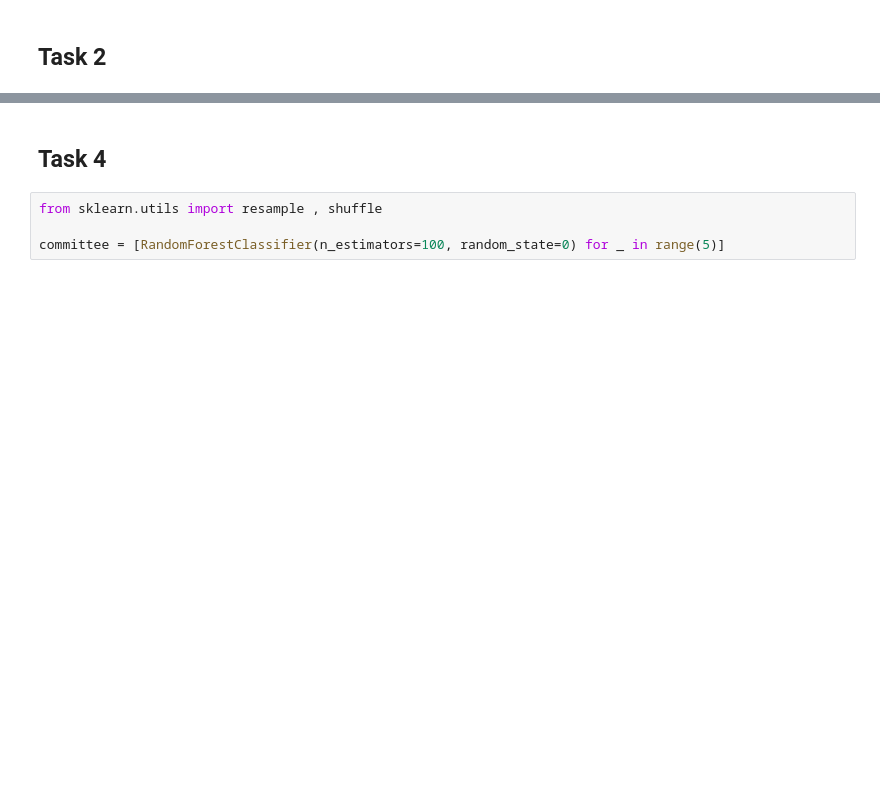
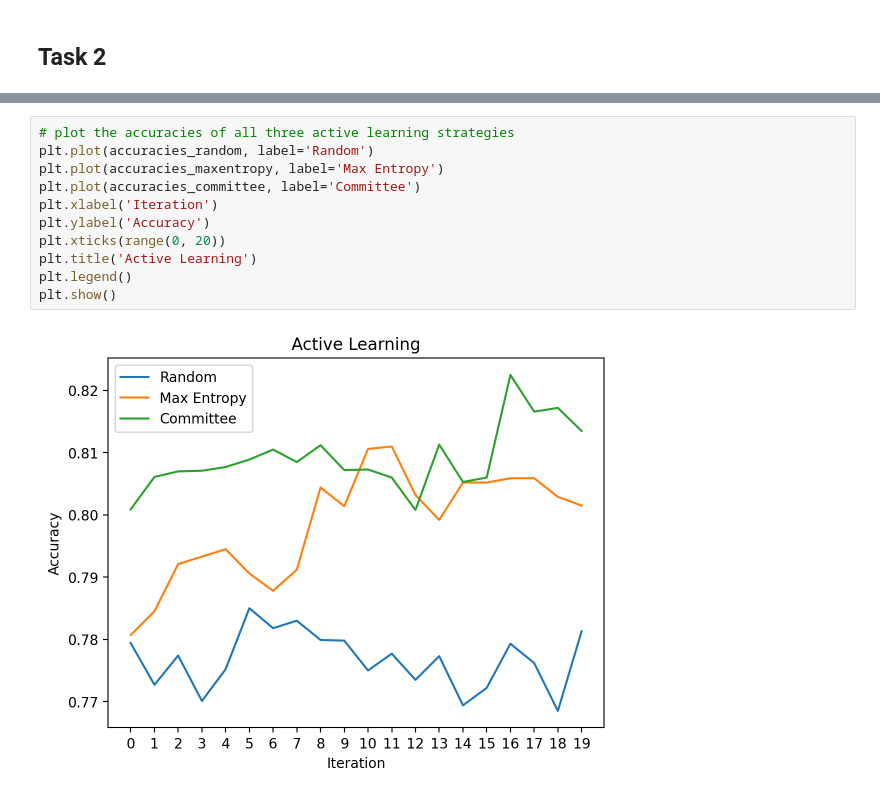
Before and after one commit to Soham-Gaonkar/STTAI-Assignment4-ActiveLearning, a Jupyter notebook: ActiveLearning.ipynb, the cells around one changed output, grey strips where cells are left out. Saved outputs shown, nothing was run; the diff lists cells and outputs as text; blank space fills up the shorter version.

```diff
--- a/ActiveLearning.ipynb
+++ b/ActiveLearning.ipynb
@@ -189,6 +308,13 @@ Iteration 20, Accuracy: 0.79
-# %% [markdown]
-## Task 4
-# %%
-from sklearn.utils import resample , shuffle
-
-committee = [RandomForestClassifier(n_estimators=100, random_state=0) for _ in range(5)]
+# %%
+# plot the accuracies of all three active learning strategies
+plt.plot(accuracies_random, label='Random')
+plt.plot(accuracies_maxentropy, label='Max Entropy')
+plt.plot(accuracies_committee, label='Committee')
+plt.xlabel('Iteration')
+plt.ylabel('Accuracy')
+plt.xticks(range(0, 20))
+plt.title('Active Learning')
+plt.legend()
+plt.show()
+# %% [output]
+[figure, added]
```
Also changed, not shown: parts of 11 cells of this notebook.
